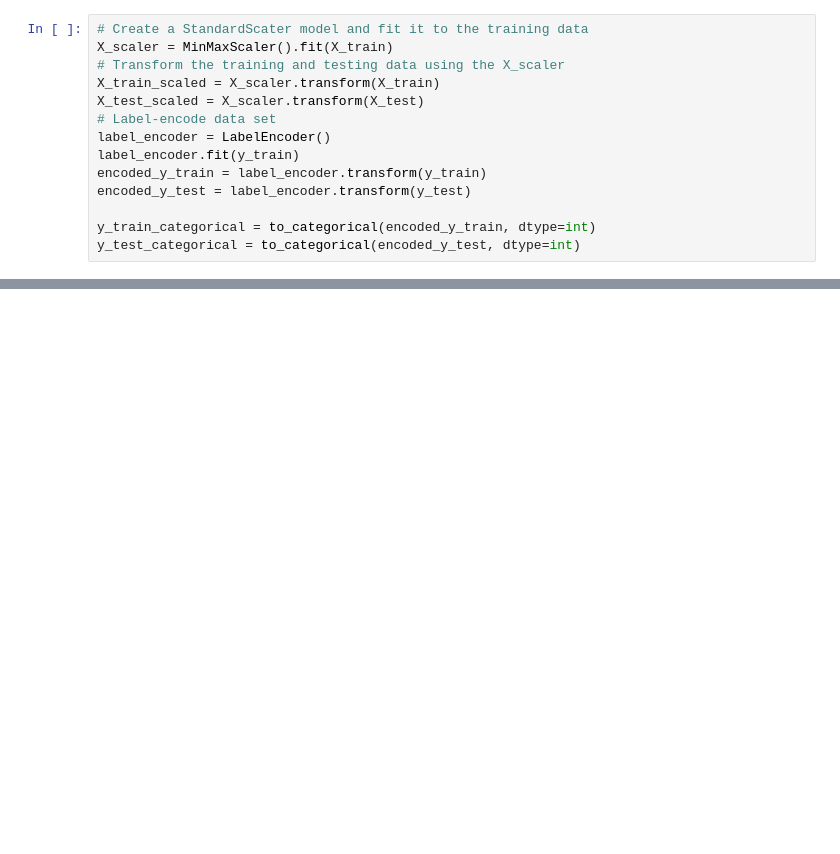
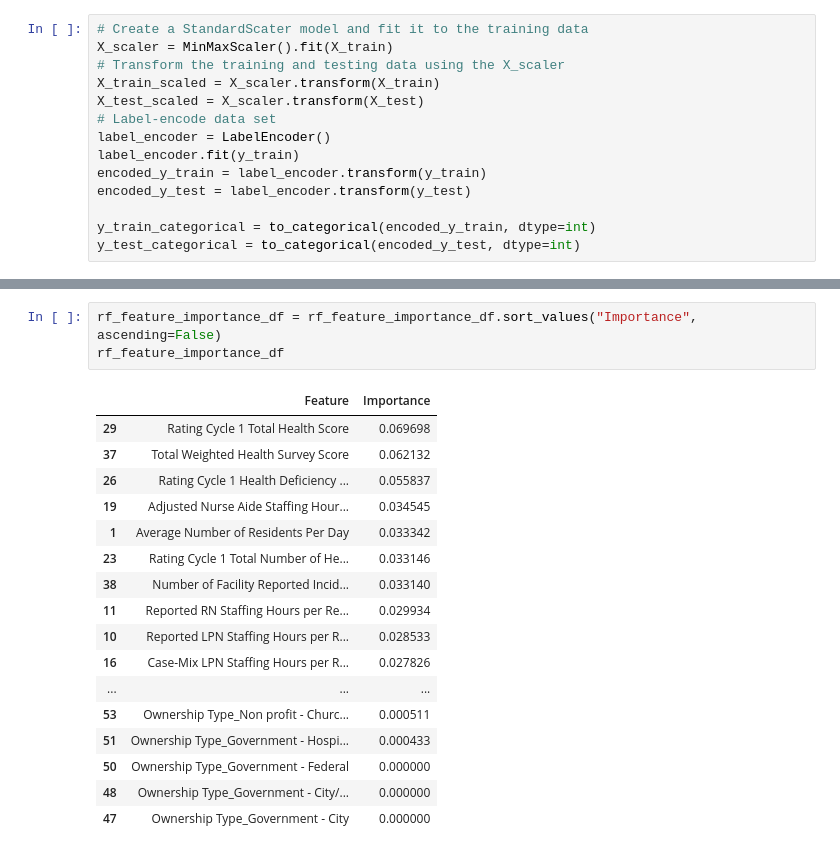
Before and after one commit to robeaseab/National-Nursing-Home-Analysis, a Jupyter notebook: SNF_ML.ipynb, the cells around one changed output, grey strips where cells are left out. Cells and saved outputs as stored; diff of their text form; blank space fills up the shorter version.

```diff
--- a/SNF_ML.ipynb
+++ b/SNF_ML.ipynb
@@ -217,0 +279,21 @@ y_test_categorical = to_categorical(encoded_y_test, dtype=int)
+# %%
+rf_feature_importance_df = rf_feature_importance_df.sort_values("Importance", ascending=False)
+rf_feature_importance_df
+# %% [output]
+|  | Feature | Importance |
+| 29 | Rating Cycle 1 Total Health Score | 0.069698 |
+| 37 | Total Weighted Health Survey Score | 0.062132 |
+| 26 | Rating Cycle 1 Health Deficiency ... | 0.055837 |
+| 19 | Adjusted Nurse Aide Staffing Hour... | 0.034545 |
+| 1 | Average Number of Residents Per Day | 0.033342 |
+| 23 | Rating Cycle 1 Total Number of He... | 0.033146 |
+| 38 | Number of Facility Reported Incid... | 0.033140 |
+| 11 | Reported RN Staffing Hours per Re... | 0.029934 |
+| 10 | Reported LPN Staffing Hours per R... | 0.028533 |
+| 16 | Case-Mix LPN Staffing Hours per R... | 0.027826 |
+| ... | ... | ... |
+| 53 | Ownership Type_Non profit - Churc... | 0.000511 |
+| 51 | Ownership Type_Government - Hospi... | 0.000433 |
+| 50 | Ownership Type_Government - Federal | 0.000000 |
+| 48 | Ownership Type_Government - City/... | 0.000000 |
+| 47 | Ownership Type_Government - City | 0.000000 |
```
Also changed, not shown: parts of 17 cells of this notebook, 4 other files.
